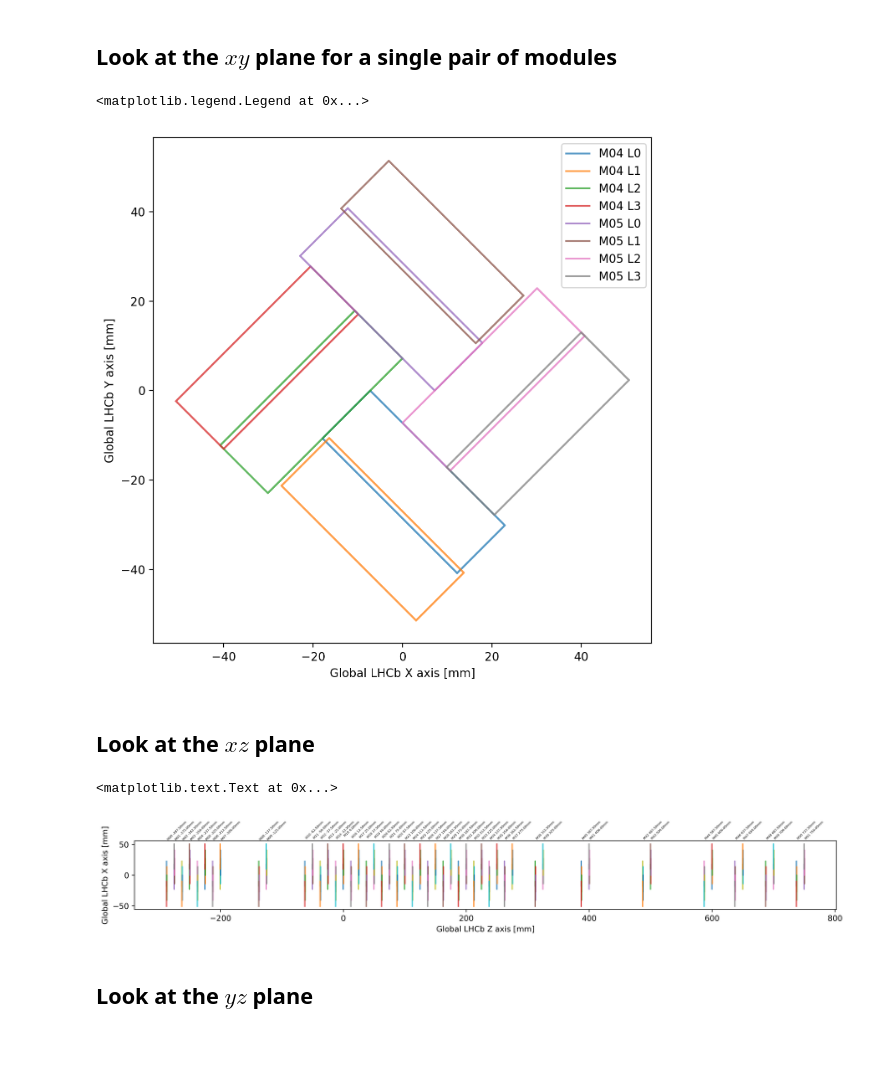
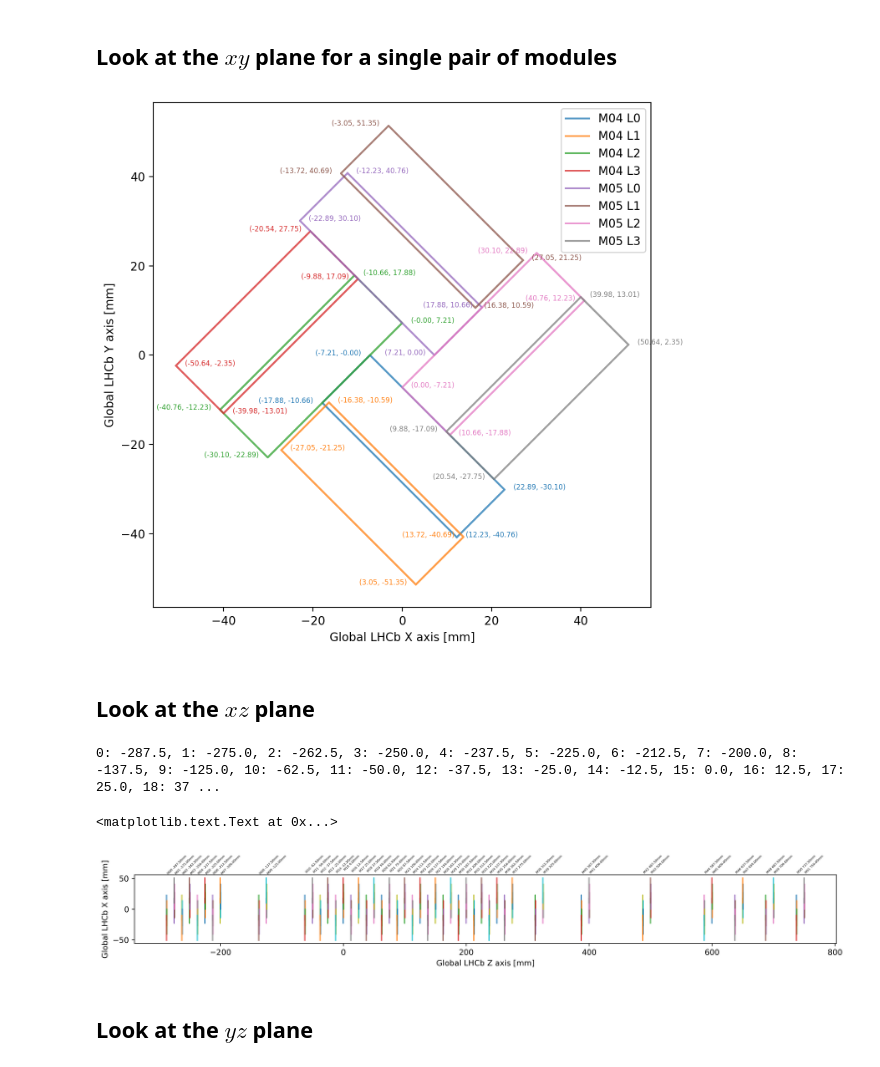
Before and after one commit to chrisburr/lhcb-velopix-studies, a Jupyter notebook: module_positions/VeloPix Location.ipynb, the cells around one changed output. Cells and saved outputs as stored; diff of their text form; code cells hidden in the pictures.

Commit message:
Update module position plots

```diff
--- a/module_positions/VeloPix Location.ipynb
+++ b/module_positions/VeloPix Location.ipynb
@@ -5,6 +5,10 @@
 import json
 # %%
 from matplotlib import pyplot as plt
+
+def savefig(*args, **kwargs):
+    plt.gcf().patch.set_alpha(0)
+    return plt.savefig(*args, **kwargs)
 # %%
 # Control how ladders are drawn
 points = ['A', 'B', 'C', 'D', 'A', 'E', 'F', 'B', 'F', 'G', 'C', 'G', 'H', 'D', 'H', 'E']
@@ -50,11 +54,14 @@ for m_id in range(0, 52, 2):
             ]
             xs = [ladder[p][0] for p in points]
             ys = [ladder[p][1] for p in points]
-            plt.plot(xs, ys, label=f'M{m_id:002d} L{l_id}', alpha=0.75)
+            plt.plot(xs, ys, label=f'M{m_id:002d} L{l_id}', lw=1, alpha=0.75)
         # Increment the module id
         m_id += 1
 
 plt.gca().set_aspect('equal')
 plt.xlabel('Global LHCb X axis [mm]')
 plt.ylabel('Global LHCb Y axis [mm]')
+plt.axvline(0, ls='--', c='k', lw=1)
+plt.axhline(0, ls='--', c='k', lw=1)
+savefig('velo_cross_section_stacked.pdf')
 # %% [output]
@@ -65,28 +71,32 @@ plt.ylabel('Global LHCb Y axis [mm]')
 # %%
 m_id = 4
 
 plt.figure(figsize=[8, 8], dpi=100)
 assert m_id % 2 == 0
 for vp_side in ['VPRight', 'VPLeft']:
     # Draw all ladders for this module
     for l_id in range(4):
         ladder = velo_geometry_global[
             f'/dd/Structure/LHCb/BeforeMagnetRegion/VP/{vp_side}/'
             f'Module{m_id:002d}WithSupport/Module{m_id:002d}/Ladder{l_id}'
         ]
         xs = [ladder[p][0] for p in points]
         ys = [ladder[p][1] for p in points]
-        plt.plot(xs, ys, label=f'M{m_id:002d} L{l_id}', alpha=0.75)
+        line, = plt.plot(xs, ys, label=f'M{m_id:002d} L{l_id}', alpha=0.75)
+        plt.text(xs[0]+2, ys[0], f'({xs[0]:.2f}, {ys[0]:.2f})', fontsize=6, ha='left', color=line.get_c())
+        plt.text(xs[1]-2, ys[1], f'({xs[1]:.2f}, {ys[1]:.2f})', fontsize=6, ha='right', color=line.get_c())
+        plt.text(xs[2]-2, ys[2], f'({xs[2]:.2f}, {ys[2]:.2f})', fontsize=6, ha='right', color=line.get_c())
+        plt.text(xs[3]+2, ys[3], f'({xs[3]:.2f}, {ys[3]:.2f})', fontsize=6, ha='left', color=line.get_c())
     # Increment the module id
     m_id += 1
 
 plt.gca().set_aspect('equal')
 plt.xlabel('Global LHCb X axis [mm]')
 plt.ylabel('Global LHCb Y axis [mm]')
 plt.legend()
+savefig('velo_cross_section_M04_M05.pdf')
 # %% [output]
-<matplotlib.legend.Legend at 0x...>
-[figure, old version]
+[figure, new version]
 # %% [markdown]
 ## Look at the $xz$ plane
 # %%
@@ -108,6 +118,7 @@ for m_id in range(0, 52, 2):
 
         # Draw the position label
         plt.text(mean_z_pos, 85, f'M{m_id:002d} {mean_z_pos:.2f}mm', fontsize=4, rotation=45)
+        print(f'{m_id}: {mean_z_pos},', end=' ')
 
         # Increment the module id
         m_id += 1
@@ -116,7 +127,8 @@ plt.gca().set_aspect('equal')
 plt.xlabel('Global LHCb Z axis [mm]')
 plt.ylabel('Global LHCb X axis [mm]')
 # %% [output]
-<matplotlib.text.Text at 0x...>
+0: -287.5, 1: -275.0, 2: -262.5, 3: -250.0, 4: -237.5, 5: -225.0, 6: -212.5, 7: -200.0, 8: -137.5, 9: -125.0, 10: -62.5, 11: -50.0, 12: -37.5, 13: -25.0, 14: -12.5, 15: 0.0, 16: 12.5, 17: 25.0, 18: 37 ...
+<matplotlib.text.Text at 0x...>
 [figure]
 # %% [markdown]
 ## Look at the $yz$ plane
```
Also changed, not shown: parts of 1 cell of this notebook, 2 other files.
